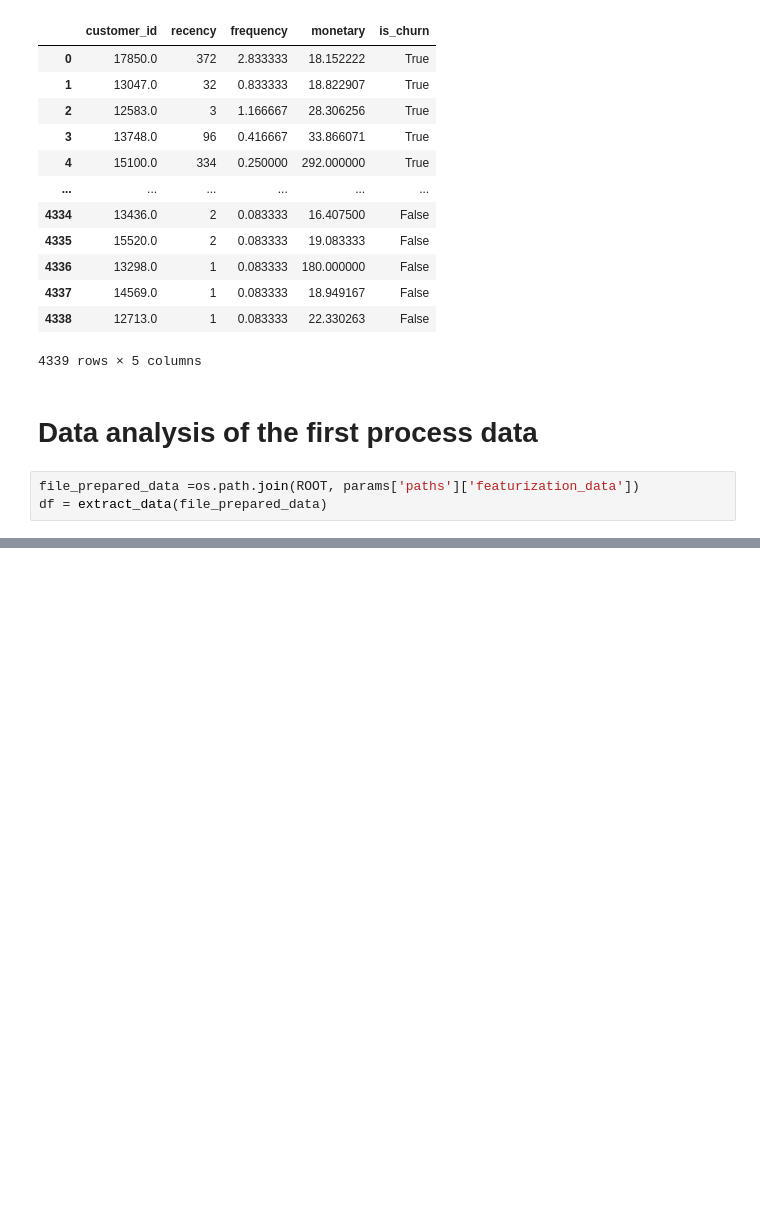
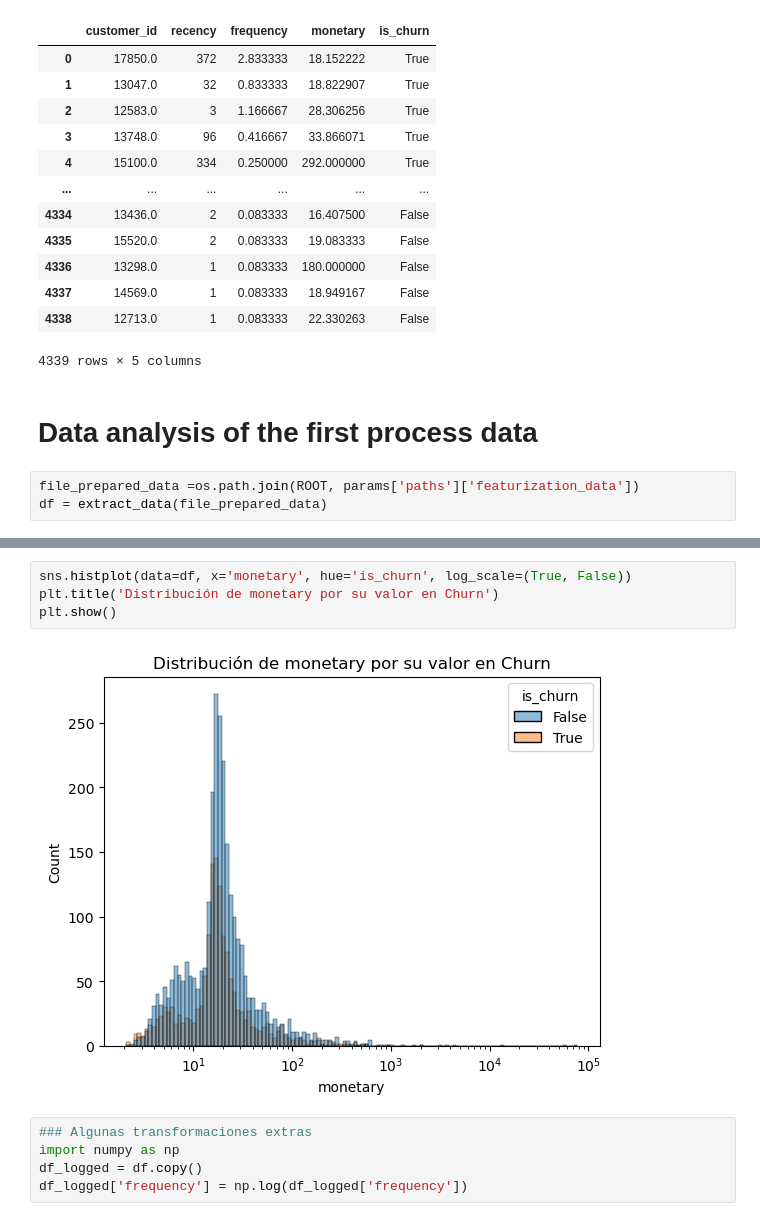
Before and after one commit to ErickMMuniz/model-churn-for-retails-using-mlops-stack, a Jupyter notebook: notebooks/EDA for process data.ipynb, the cells around one changed output, grey strips where cells are left out. Drawn from its saved outputs; the diff is of its cells as text; blank space fills up the shorter version.

```diff
--- a/notebooks/EDA for process data.ipynb
+++ b/notebooks/EDA for process data.ipynb
@@ -99,0 +113,11 @@ group_counts_size = df.groupby('Category').size()
+# %%
+sns.histplot(data=df, x='monetary', hue='is_churn', log_scale=(True, False))
+plt.title('Distribución de monetary por su valor en Churn')
+plt.show()
+# %% [output]
+[figure, added]
+# %%
+### Algunas transformaciones extras
+import numpy as np
+df_logged = df.copy()
+df_logged['frequency'] = np.log(df_logged['frequency'])
```
Also changed, not shown: parts of 8 cells of this notebook, 7 other files.
